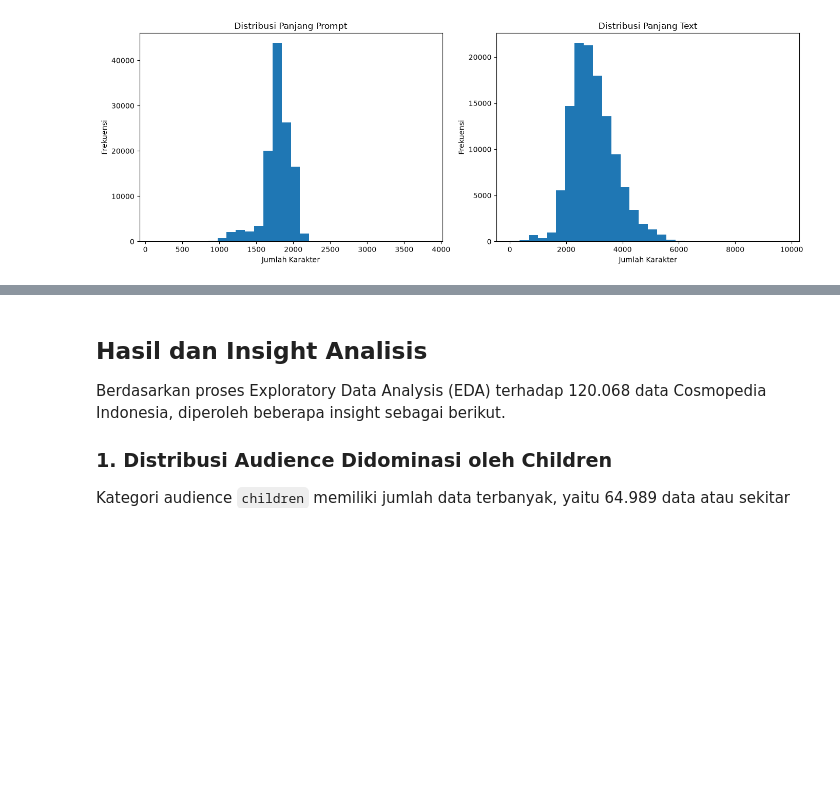
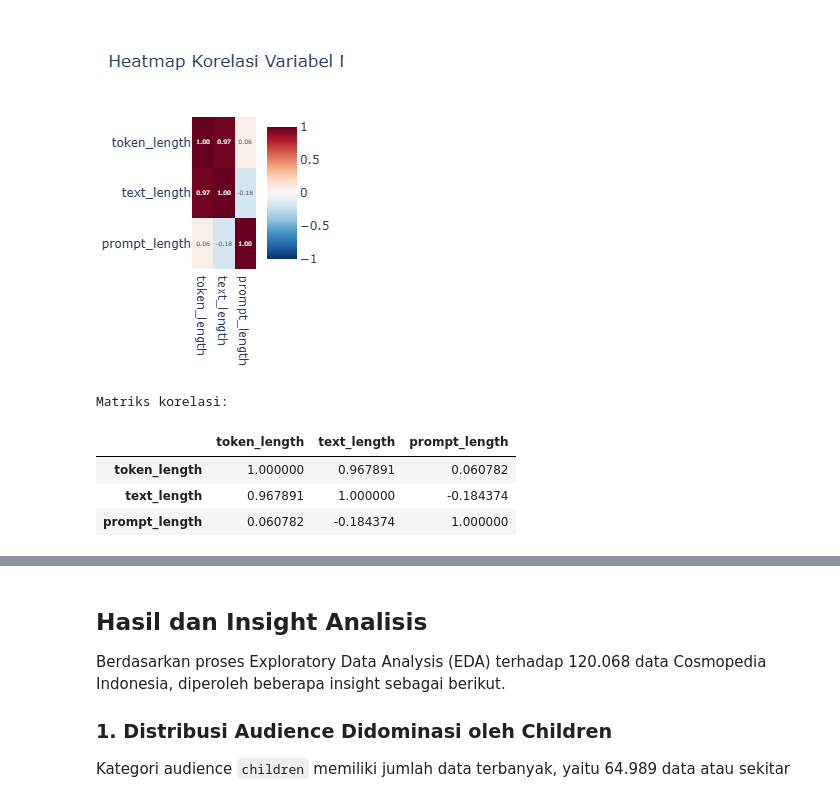
Before and after one commit to Tiaaadf/tugas1-abd-2026, a Jupyter notebook: notebooks/03_eda_and_insights.ipynb, the cells around one changed output, grey strips where cells are left out. Cells and saved outputs as stored; diff of their text form; code cells hidden in the pictures; blank space fills up the shorter version.

```diff
--- a/notebooks/03_eda_and_insights.ipynb
+++ b/notebooks/03_eda_and_insights.ipynb
@@ -205,25 +214,32 @@ shape: (9, 4)
 # %%
-# Visualisasi Panjang Prompt dan Text
-fig, axes = plt.subplots(1, 2, figsize=(14, 5))
+# Visualisasi 3: Korelasi antarvariabel numerik
+kolom_korelasi = [
+    "token_length",
+    "text_length",
+    "prompt_length"
+]
 
-axes[0].hist(
-    df_eda["prompt_length"].to_list(),
-    bins=30
+correlation = pdf[kolom_korelasi].corr(numeric_only=True)
+
+fig3 = px.imshow(
+    correlation,
+    text_auto=".2f",
+    aspect="auto",
+    color_continuous_scale="RdBu_r",
+    zmin=-1,
+    zmax=1,
+    title="Heatmap Korelasi Variabel Numerik"
 )
-axes[0].set_title("Distribusi Panjang Prompt")
-axes[0].set_xlabel("Jumlah Karakter")
-axes[0].set_ylabel("Frekuensi")
 
-axes[1].hist(
-    df_eda["text_length"].to_list(),
-    bins=30
-)
-axes[1].set_title("Distribusi Panjang Text")
-axes[1].set_xlabel("Jumlah Karakter")
-axes[1].set_ylabel("Frekuensi")
+fig3.show()
 
-plt.tight_layout()
-plt.show()
+print("Matriks korelasi:")
+display(correlation)
 # %% [output]
-[figure, old version]
+[figure, new version]
+Matriks korelasi:
+|  | token_length | text_length | prompt_length |
+| token_length | 1.000000 | 0.967891 | 0.060782 |
+| text_length | 0.967891 | 1.000000 | -0.184374 |
+| prompt_length | 0.060782 | -0.184374 | 1.000000 |
 # %%
```
Also changed, not shown: parts of 31 cells of this notebook, 2 other files.
